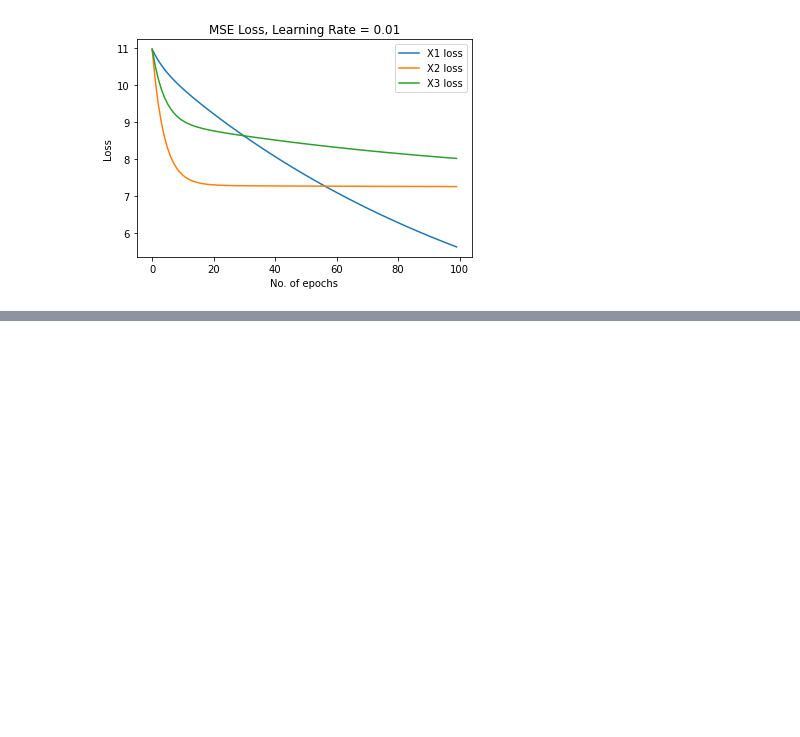
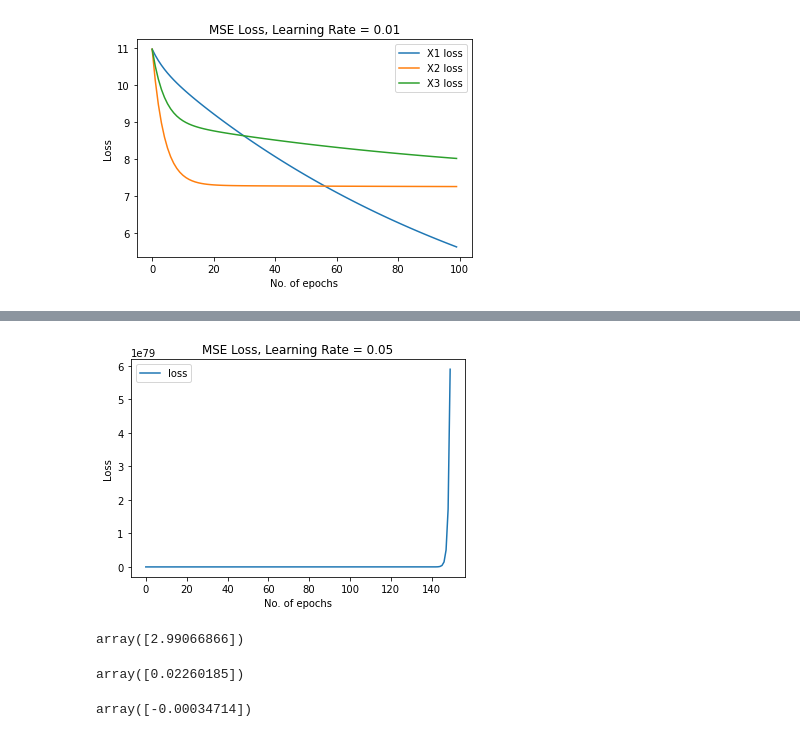
Before and after one commit to VishakhaDixit/IntroToML, a Jupyter notebook: HW_0/HW-0.ipynb, the cells around one changed output, grey strips where cells are left out. Saved outputs shown, nothing was run; the diff lists cells and outputs as text; code cells hidden in the pictures; blank space fills up the shorter version.

```diff
--- a/HW_0/HW-0.ipynb
+++ b/HW_0/HW-0.ipynb
@@ -168,0 +272,12 @@ plt.show()
+# %%
+rng = np.arange(0, 150, 1)   # Range of epochs from 0-150
+
+plt.plot(rng, mse_m5)
+
+plt.xlabel('No. of epochs')
+plt.ylabel('Loss')
+plt.title('MSE Loss, Learning Rate = 0.05')
+plt.legend(['loss'])
+plt.show()
+# %% [output]
+[figure, added]
@@ -168,0 +286,15 @@ plt.show()
+# %%
+# with values (1, 1, 1)
+getPredictedVal_3(theta_3[149], np.array([1]), np.array([1]), np.array([1]))
+# %% [output]
+array([2.99066866])
+# %%
+# with values (2, 0, 4)
+getPredictedVal_3(theta_3[149], np.array([2]), np.array([0]), np.array([4]))
+# %% [output]
+array([0.02260185])
+# %%
+# with values (3, 2, 1)
+getPredictedVal_3(theta_3[149], np.array([3]), np.array([2]), np.array([1]))
+# %% [output]
+array([-0.00034714])
```
Also changed, not shown: parts of 9 cells of this notebook.
